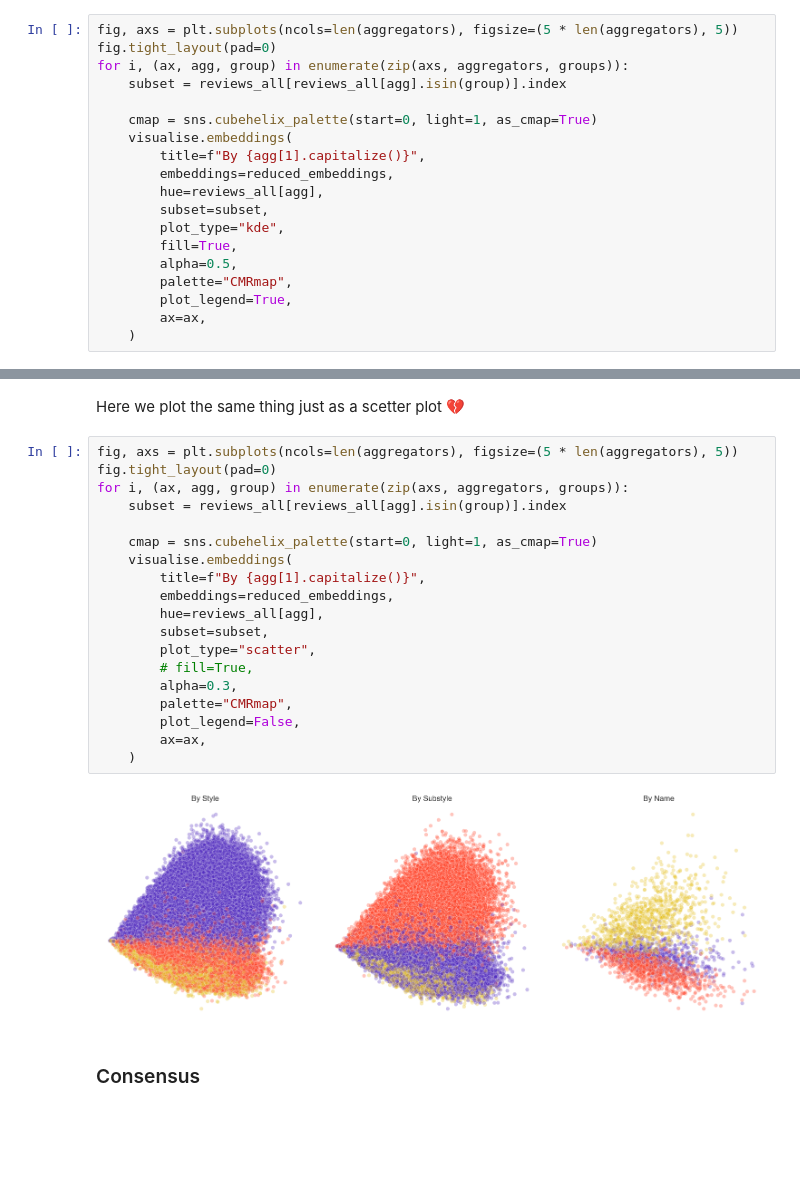
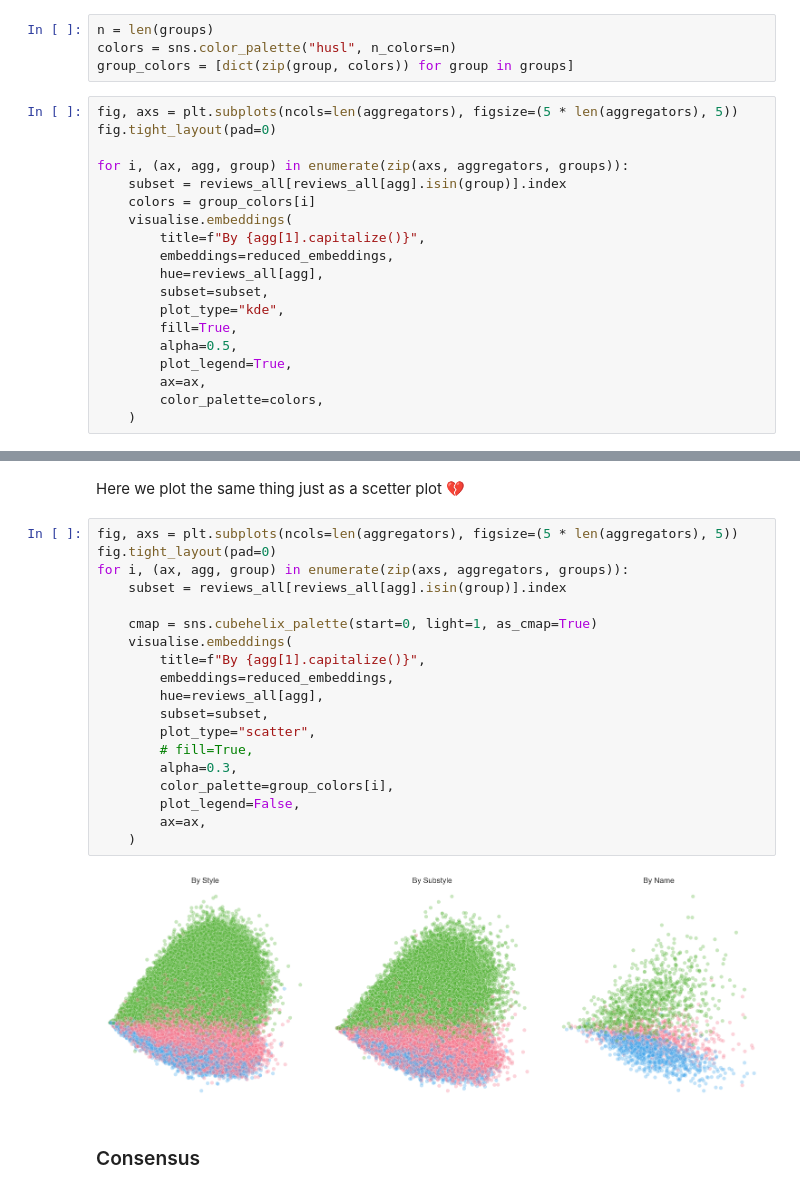
Before and after one commit to epfl-ada/ada-2023-project-blackada, a Jupyter notebook: main.ipynb, the cells around one changed output, grey strips where cells are left out. Drawn from its saved outputs; the diff is of its cells as text; blank space fills up the shorter version.

Commit message:
fix the color palette

```diff
--- a/main.ipynb
+++ b/main.ipynb
@@ -896,13 +895,17 @@ reduced_embeddings = svd.fit_transform(embeddings_all)
 reduced_embeddings.shape
 # %% [output]
 (1508251, 2)
+# %%
+n = len(groups)
+colors = sns.color_palette("husl", n_colors=n)
+group_colors = [dict(zip(group, colors)) for group in groups]
 # %%
 fig, axs = plt.subplots(ncols=len(aggregators), figsize=(5 * len(aggregators), 5))
 fig.tight_layout(pad=0)
+
 for i, (ax, agg, group) in enumerate(zip(axs, aggregators, groups)):
     subset = reviews_all[reviews_all[agg].isin(group)].index
-
-    cmap = sns.cubehelix_palette(start=0, light=1, as_cmap=True)
+    colors = group_colors[i]
     visualise.embeddings(
         title=f"By {agg[1].capitalize()}",
         embeddings=reduced_embeddings,
@@ -911,8 +914,8 @@ for i, (ax, agg, group) in enumerate(zip(axs, aggregators, groups)):
         plot_type="kde",
         fill=True,
         alpha=0.5,
-        palette="CMRmap",
         plot_legend=True,
         ax=ax,
+        color_palette=colors,
     )
 # %% [output]
@@ -922,24 +925,24 @@ Here we plot the same thing just as a scetter plot 💔
 # %%
 fig, axs = plt.subplots(ncols=len(aggregators), figsize=(5 * len(aggregators), 5))
 fig.tight_layout(pad=0)
 for i, (ax, agg, group) in enumerate(zip(axs, aggregators, groups)):
     subset = reviews_all[reviews_all[agg].isin(group)].index
 
     cmap = sns.cubehelix_palette(start=0, light=1, as_cmap=True)
     visualise.embeddings(
         title=f"By {agg[1].capitalize()}",
         embeddings=reduced_embeddings,
         hue=reviews_all[agg],
         subset=subset,
         plot_type="scatter",
         # fill=True,
         alpha=0.3,
-        palette="CMRmap",
+        color_palette=group_colors[i],
         plot_legend=False,
         ax=ax,
     )
 # %% [output]
-[figure, old version]
+[figure, new version]
 # %% [markdown]
 ### Consensus
 # %%
```
Also changed, not shown: parts of 2 cells of this notebook, 2 other files.
